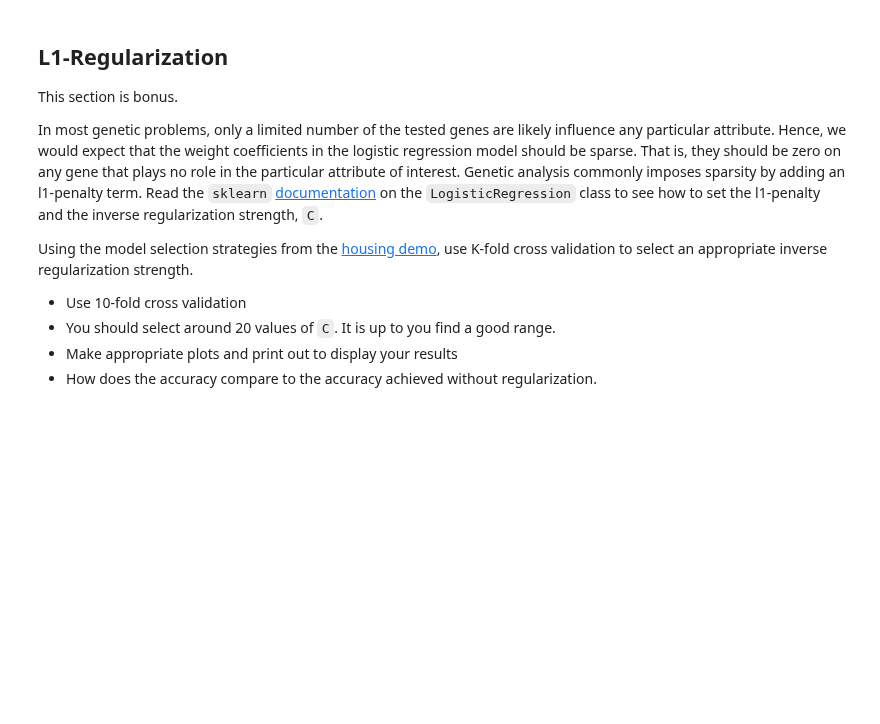
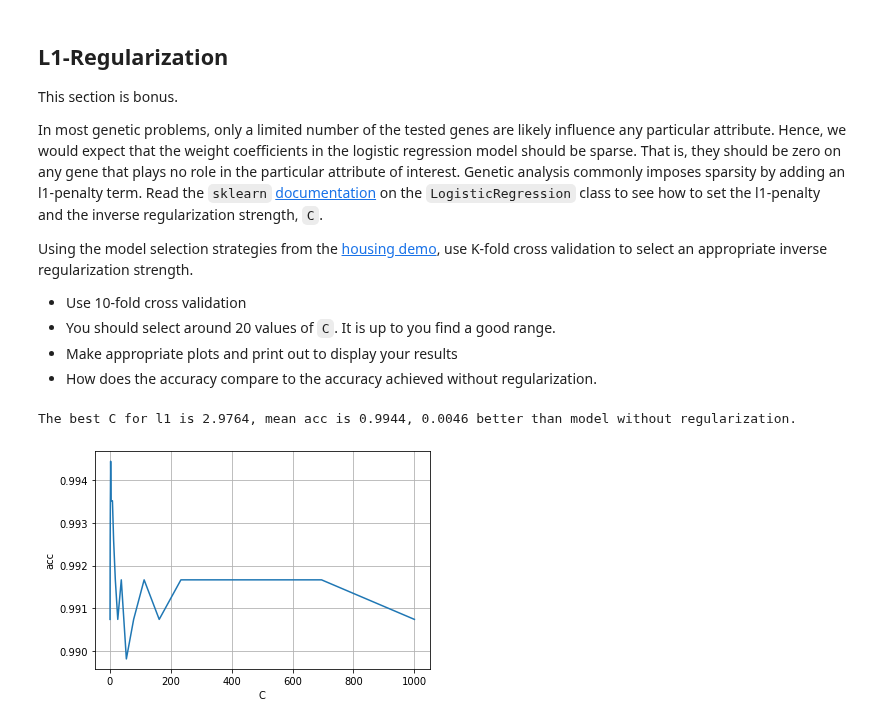
Before and after one commit to ZhouCailin/MachineLearning, a Jupyter notebook: unit06_logistic/lab_gene_partial_done.ipynb, the cells around one changed output. Drawn from its saved outputs; the diff is of its cells as text; code cells hidden in the pictures; blank space fills up the shorter version.

```diff
--- a/unit06_logistic/lab_gene_partial_done.ipynb
+++ b/unit06_logistic/lab_gene_partial_done.ipynb
@@ -334,0 +365,19 @@ Using the model selection strategies from the [housing demo](../unit05_lasso/dem
+# %%
+# plot C and acc
+acc_mean = np.mean(acc, axis=1)
+acc_se  = np.std(acc, axis=1) / np.sqrt(nfold-1)
+plt.plot(C_list,acc_mean)
+plt.grid()
+plt.xlabel('C')
+plt.ylabel('acc')
+idx=np.argmax(acc_mean)
+best_C=C_list[idx]
+
+# compare with no reg
+acc_noreg_mean = np.mean(acc_noreg[1,:])
+diff = acc_mean[idx] - acc_noreg_mean
+
+print('The best C for l1 is %.4f, mean acc is %.4f, %.4f better than model without regularization.' % (best_C,acc_mean[idx],diff))
+# %% [output]
+The best C for l1 is 2.9764, mean acc is 0.9944, 0.0046 better than model without regularization.
+[figure, added]
```
Also changed, not shown: parts of 2 cells of this notebook.
